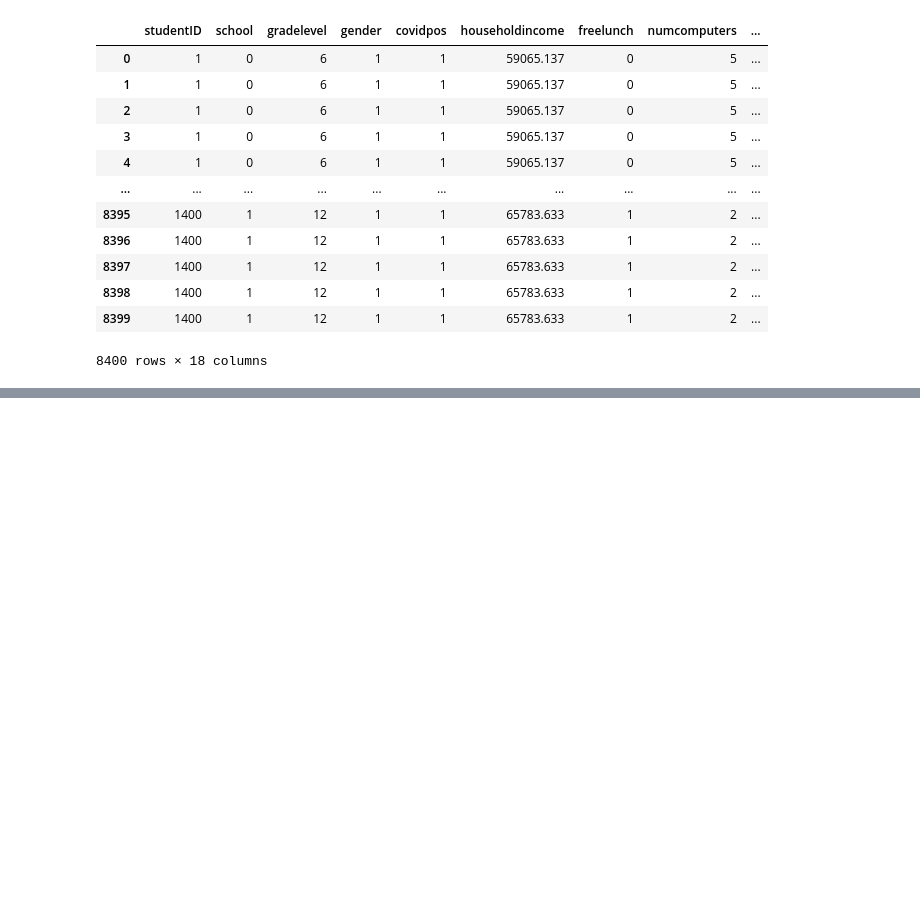
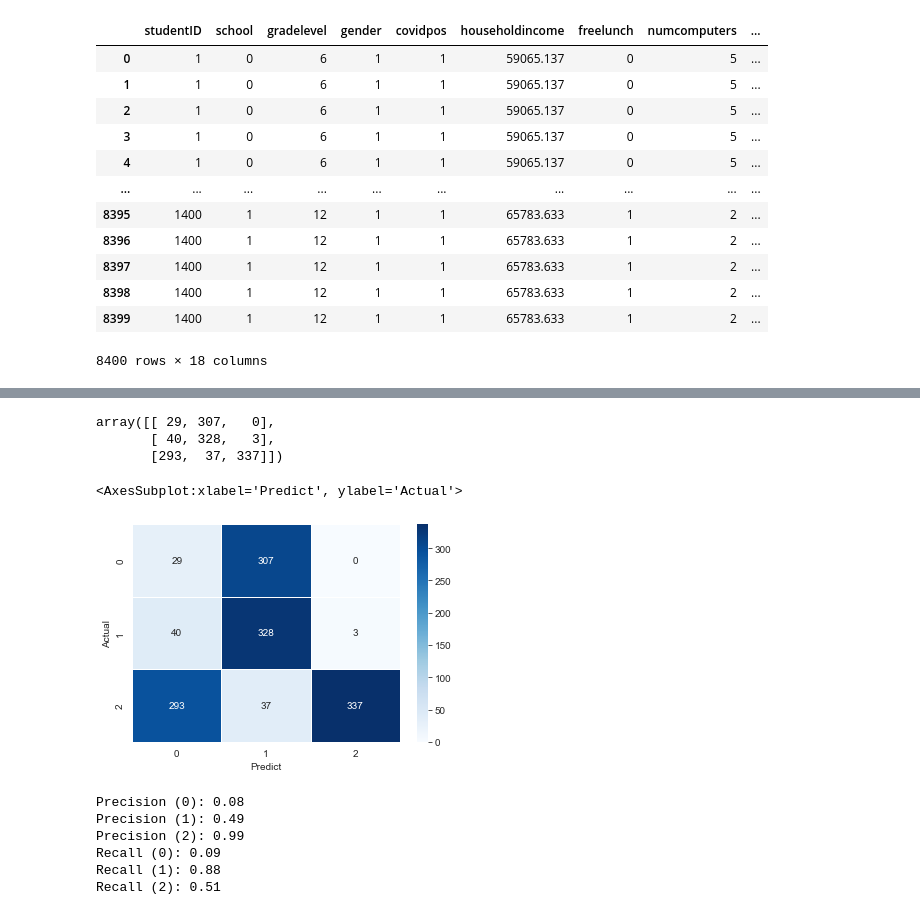
Before and after one commit to hhanoo/University_Major, a Jupyter notebook: TermProject.ipynb, the cells around one changed output, grey strips where cells are left out. Drawn from its saved outputs; the diff is of its cells as text; code cells hidden in the pictures; blank space fills up the shorter version.

```diff
--- a/TermProject.ipynb
+++ b/TermProject.ipynb
@@ -503,0 +433,16 @@ display(randomGridSearch(x, y, 3))
+# %%
+confusion_matrix(data_transform_robust.loc[:, "level"], data_transform_robust.loc[:, "predict"])
+# %% [output]
+array([[ 29, 307,   0],
+       [ 40, 328,   3],
+       [293,  37, 337]])
+# %%
+data_confusion = {"Actual": data_transform_robust.loc[:, "level"],
+                  "Predict": data_transform_robust.loc[:, "predict"]}
+dataframe_confusion = pd.DataFrame(data_confusion, columns=["Actual", "Predict"])
+confusion_matrix = pd.crosstab(dataframe_confusion["Actual"], dataframe_confusion["Predict"])
+
+sns.heatmap(confusion_matrix, annot=True, fmt='.0f', linewidths=.5, cmap='Blues')
+# %% [output]
+<AxesSubplot:xlabel='Predict', ylabel='Actual'>
+[figure, added]
@@ -503,0 +460,19 @@ display(randomGridSearch(x, y, 3))
+# %%
+y_true = np.array(data_transform_robust["level"])
+y_pred = np.array(data_transform_robust["predict"])
+confusion_matrix_result = pd.DataFrame(confusion_matrix, columns=[0, 1, 2], index=[0, 1, 2])
+precision, recall = precisionRecall(confusion_matrix_result, confusion_matrix.columns)
+
+print("Precision (0): %.2f" % precision[0])
+print("Precision (1): %.2f" % precision[1])
+print("Precision (2): %.2f" % precision[2])
+print("Recall (0): %.2f" % recall[0])
+print("Recall (1): %.2f" % recall[1])
+print("Recall (2): %.2f" % recall[2])
+# %% [output]
+Precision (0): 0.08
+Precision (1): 0.49
+Precision (2): 0.99
+Recall (0): 0.09
+Recall (1): 0.88
+Recall (2): 0.51
```
Also changed, not shown: parts of 59 cells of this notebook, 2 other files.
